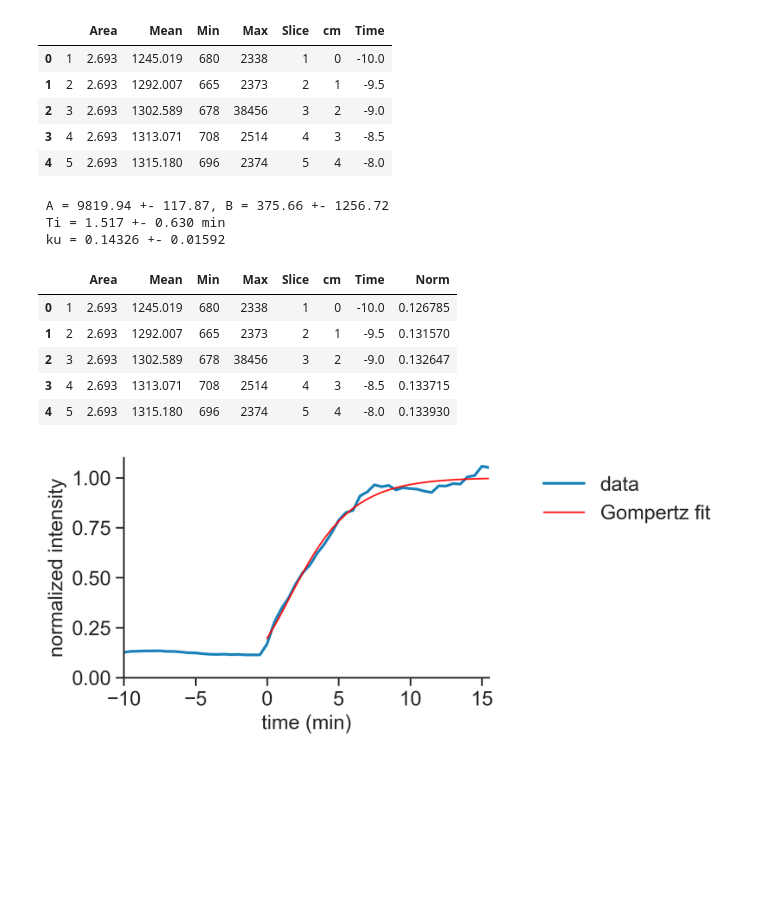
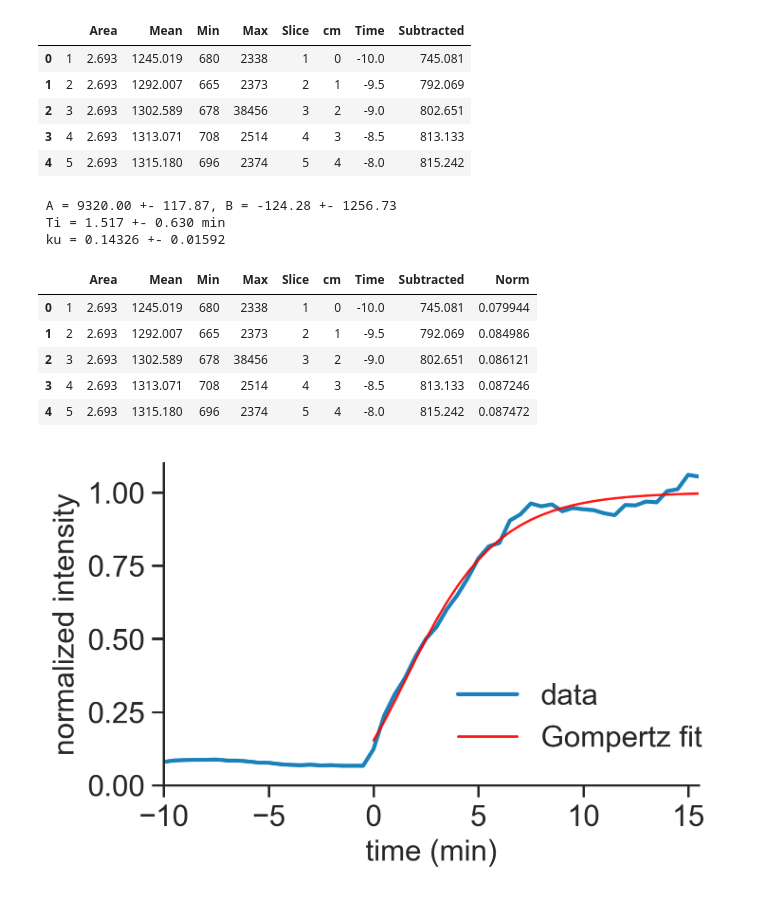
Before and after one commit to UrbanBez/Plot-examples, a Jupyter notebook: notebooks/Gompertz_fit.ipynb, the cells around one changed output. Saved outputs shown, nothing was run; the diff lists cells and outputs as text; code cells hidden in the pictures; blank space fills up the shorter version.

Commit message:
new: noise subtraction

```diff
--- a/notebooks/Gompertz_fit.ipynb
+++ b/notebooks/Gompertz_fit.ipynb
@@ -18,18 +18,24 @@ rc('font',**{'family':'sans-serif','sans-serif':['Arial'],'size':15})
 # Import data
 
 data = pd.read_csv("datasets/import_data_example.csv")
+noise = pd.read_csv("datasets/noise.csv")
+
 interval = 30 # aquisition interval in seconds
 frame = 20
 for i in range(data.shape[0]):
     data.loc[i,'Time'] = i*interval/60 - frame*interval/60
+
+for i in range(data.shape[0]):
+    data.loc[i,'Subtracted'] = data.loc[i,'Mean'] - noise.iloc[0,1]
+
 display(data.head(5))
 # %% [output]
-|  |  | Area | Mean | Min | Max | Slice | cm | Time |
-| 0 | 1 | 2.693 | 1245.019 | 680 | 2338 | 1 | 0 | -10.0 |
-| 1 | 2 | 2.693 | 1292.007 | 665 | 2373 | 2 | 1 | -9.5 |
-| 2 | 3 | 2.693 | 1302.589 | 678 | 38456 | 3 | 2 | -9.0 |
-| 3 | 4 | 2.693 | 1313.071 | 708 | 2514 | 4 | 3 | -8.5 |
-| 4 | 5 | 2.693 | 1315.180 | 696 | 2374 | 5 | 4 | -8.0 |
+|  |  | Area | Mean | Min | Max | Slice | cm | Time | Subtracted |
+| 0 | 1 | 2.693 | 1245.019 | 680 | 2338 | 1 | 0 | -10.0 | 745.081 |
+| 1 | 2 | 2.693 | 1292.007 | 665 | 2373 | 2 | 1 | -9.5 | 792.069 |
+| 2 | 3 | 2.693 | 1302.589 | 678 | 38456 | 3 | 2 | -9.0 | 802.651 |
+| 3 | 4 | 2.693 | 1313.071 | 708 | 2514 | 4 | 3 | -8.5 | 813.133 |
+| 4 | 5 | 2.693 | 1315.180 | 696 | 2374 | 5 | 4 | -8.0 | 815.242 |
 # %%
 # Define Gompertz function. Gompertz function fits non-symmetric sigmoidal function, see Tjorve & Tjorve, 2017: https://www.ncbi.nlm.nih.gov/pubmed/28582419
 
@@ -46,7 +52,7 @@ guess = np.array([A, B, Ti, ku])
 
 # Fit the function from the point of GEF addition (20)
 
-popt, pcov = curve_fit(gomp, data.loc[20:,'Time'], data.loc[20:,'Mean'], guess, bounds = ((0, -np.inf, 0, 0), (np.inf, np.inf, np.inf, np.inf)))
+popt, pcov = curve_fit(gomp, data.loc[20:,'Time'], data.loc[20:,'Subtracted'], guess, bounds = ((0, -np.inf, 0, 0), (np.inf, np.inf, np.inf, np.inf)))
 perr = np.sqrt(np.diag(pcov))
 
 print(" A = {0:.2f} +- {1:.2f}, B = {2:.2f} +- {3:.2f} \n".format(popt[0], perr[0], popt[1], perr[1]),
@@ -56,18 +62,18 @@ print(" A = {0:.2f} +- {1:.2f}, B = {2:.2f} +- {3:.2f} \n".format(popt[0], perr[
 # Normalize the data to the upper asymptote A
 
 for i in range(data.shape[0]):
-    data.loc[i,'Norm'] = data.loc[i,'Mean']/popt[0]
+    data.loc[i,'Norm'] = data.loc[i,'Subtracted']/popt[0]
 display(data.head(5))
 # %% [output]
- A = 9819.94 +- 117.87, B = 375.66 +- 1256.72
+ A = 9320.00 +- 117.87, B = -124.28 +- 1256.73
  Ti = 1.517 +- 0.630 min
  ku = 0.14326 +- 0.01592
-|  |  | Area | Mean | Min | Max | Slice | cm | Time | Norm |
-| 0 | 1 | 2.693 | 1245.019 | 680 | 2338 | 1 | 0 | -10.0 | 0.126785 |
-| 1 | 2 | 2.693 | 1292.007 | 665 | 2373 | 2 | 1 | -9.5 | 0.131570 |
-| 2 | 3 | 2.693 | 1302.589 | 678 | 38456 | 3 | 2 | -9.0 | 0.132647 |
-| 3 | 4 | 2.693 | 1313.071 | 708 | 2514 | 4 | 3 | -8.5 | 0.133715 |
-| 4 | 5 | 2.693 | 1315.180 | 696 | 2374 | 5 | 4 | -8.0 | 0.133930 |
+|  |  | Area | Mean | Min | Max | Slice | cm | Time | Subtracted | Norm |
+| 0 | 1 | 2.693 | 1245.019 | 680 | 2338 | 1 | 0 | -10.0 | 745.081 | 0.079944 |
+| 1 | 2 | 2.693 | 1292.007 | 665 | 2373 | 2 | 1 | -9.5 | 792.069 | 0.084986 |
+| 2 | 3 | 2.693 | 1302.589 | 678 | 38456 | 3 | 2 | -9.0 | 802.651 | 0.086121 |
+| 3 | 4 | 2.693 | 1313.071 | 708 | 2514 | 4 | 3 | -8.5 | 813.133 | 0.087246 |
+| 4 | 5 | 2.693 | 1315.180 | 696 | 2374 | 5 | 4 | -8.0 | 815.242 | 0.087472 |
 # %%
 #### PLOT ####
 
@@ -79,32 +85,32 @@ plt.xticks(fontsize=15)
 plt.yticks(fontsize=15)
 ax1.tick_params('both', length=6, width=1.2, which='major')
 ax1.tick_params('both', length=4, width=1.2, which='minor')
 
 for axis in ['top','bottom','left','right']:
     ax1.spines[axis].set_linewidth(1.2)
 
 palette = sns.color_palette(n_colors=10)
 
 ax1.plot(data['Time'], data['Norm'], linewidth=2.0, alpha=0.9, label='data')
 ax1.plot(data.loc[20:,'Time'], gomp(data.loc[20:,'Time'], *popt)/popt[0], linewidth=1.2, c='red',linestyle='-', alpha=0.9, label = 'Gompertz fit')
 
-ax1.legend(bbox_to_anchor=(1.1, 1),fontsize=15, frameon=False)
+ax1.legend(bbox_to_anchor=(0.5, 0.4),fontsize=15, frameon=False)
 
 ax1.set_ylim([0, 1.1])
 
 ax1.autoscale(enable=True, axis='x', tight=True)
 ax1.xaxis.set_ticks_position('bottom')
 ax1.yaxis.set_ticks_position('left')
 locx = ticker.MultipleLocator(base=5) # this locator puts ticks at regular intervals
 ax1.xaxis.set_major_locator(locx)
 locy = ticker.MultipleLocator(base=0.25) # this locator puts ticks at regular intervals
 ax1.yaxis.set_major_locator(locy)
 
 ax1.set_xlabel("time (min)", fontsize=15)
 ax1.set_ylabel("normalized intensity", fontsize=15)
 
 plt.rcParams.update({'mathtext.default':  'regular', "svg.fonttype": 'none' })
 
 sns.despine()
 # %% [output]
-[figure, old version]
+[figure, new version]
```
Also changed, not shown: 2 other files.
